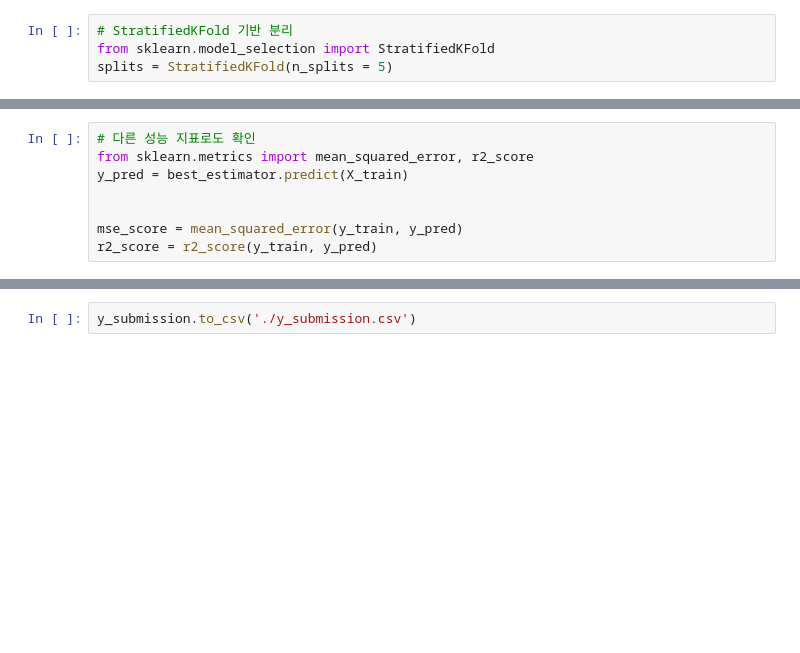
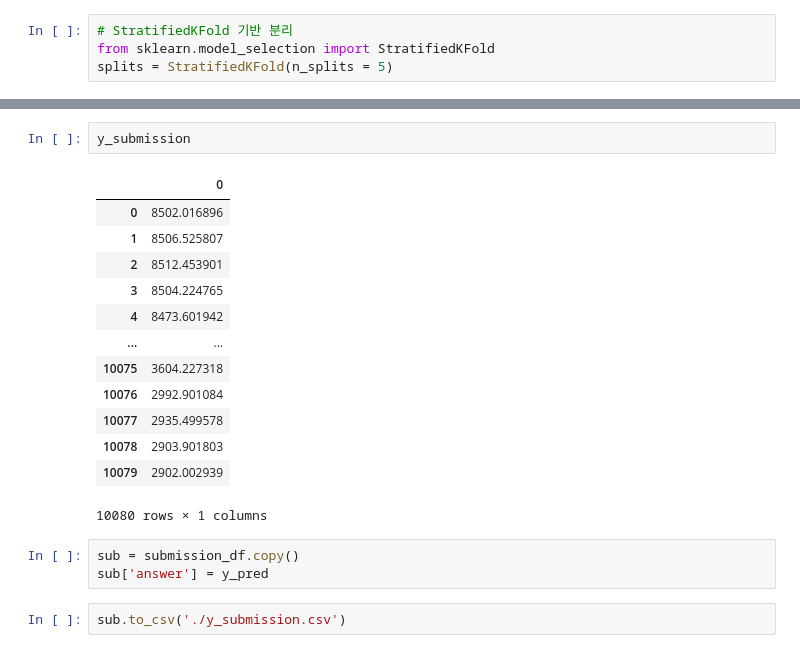
Before and after one commit to JEONSUN/Dacon-Project-kWh-Predict, a Jupyter notebook: 전력량 예측.ipynb, the cells around one changed output, grey strips where cells are left out. Drawn from its saved outputs; the diff is of its cells as text; blank space fills up the shorter version.

```diff
--- a/전력량 예측.ipynb
+++ b/전력량 예측.ipynb
@@ -949,8 +907,0 @@ LGBMRegressor(learning_rate=0.01, n_estimators=1000)
-# %%
-# 다른 성능 지표로도 확인
-from sklearn.metrics import mean_squared_error, r2_score
-y_pred = best_estimator.predict(X_train)
-
-
-mse_score = mean_squared_error(y_train, y_pred)
-r2_score = r2_score(y_train, y_pred)
@@ -975,2 +920,21 @@ y_submission = pd.DataFrame(best_estimator.predict(X_test))
+# %%
+y_submission
+# %% [output]
+|  | 0 |
+| 0 | 8502.016896 |
+| 1 | 8506.525807 |
+| 2 | 8512.453901 |
+| 3 | 8504.224765 |
+| 4 | 8473.601942 |
+| ... | ... |
+| 10075 | 3604.227318 |
+| 10076 | 2992.901084 |
+| 10077 | 2935.499578 |
+| 10078 | 2903.901803 |
+| 10079 | 2902.002939 |
+10080 rows × 1 columns
+# %%
+sub = submission_df.copy()
+sub['answer'] = y_pred
 # %%
-y_submission.to_csv('./y_submission.csv')
+sub.to_csv('./y_submission.csv')
```
Also changed, not shown: parts of 32 cells of this notebook, 3 other files.
